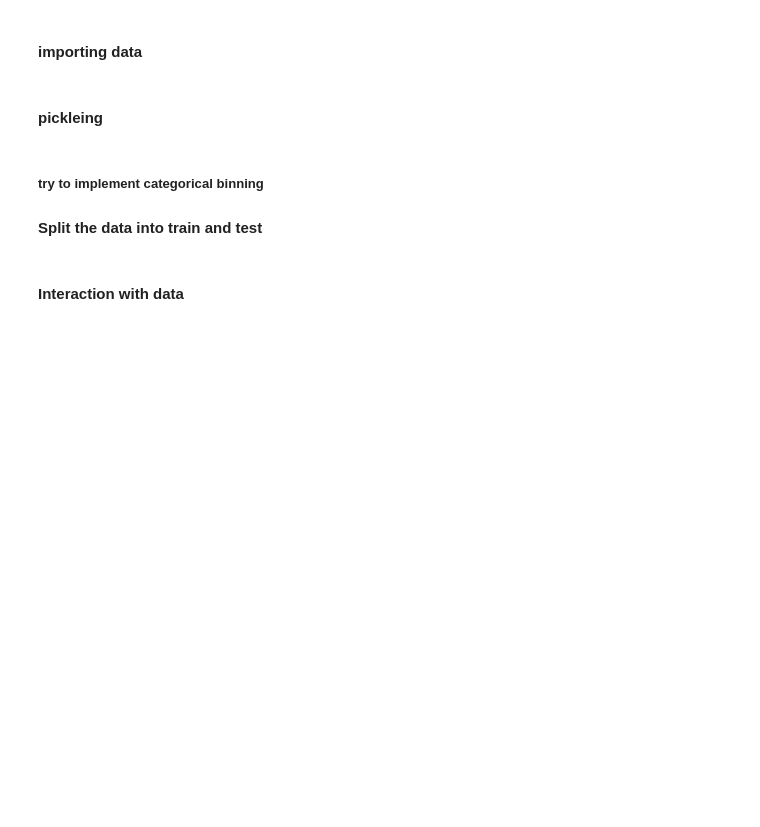
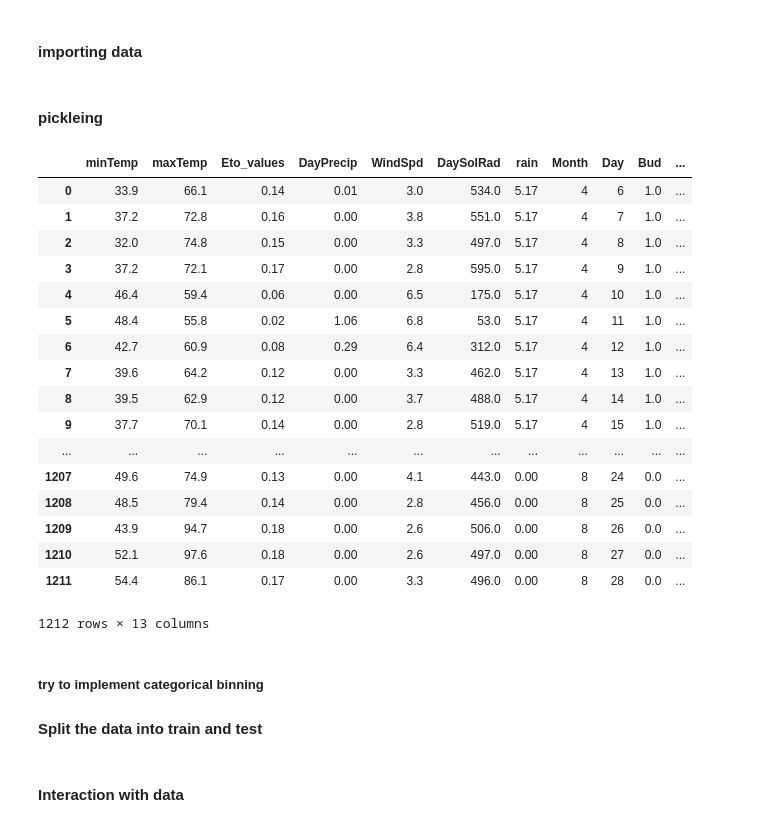
Before and after one commit to kirubeltadesse/harvestPrediction, a Jupyter notebook: jupyternotebooks/Data Preparation.ipynb, the cells around one changed output. Drawn from its saved outputs; the diff is of its cells as text; code cells hidden in the pictures; blank space fills up the shorter version.

```diff
--- a/jupyternotebooks/Data Preparation.ipynb
+++ b/jupyternotebooks/Data Preparation.ipynb
@@ -206,6 +206,27 @@ def cleanup(df, onehot=True):
     return df
 # %%
 dataset = cleanup(df)
+# %%
+dataset
+# %% [output]
+|  | minTemp | maxTemp | Eto_values | DayPrecip | WindSpd | DaySolRad | rain | Month | Day | Bud | ... |
+| 0 | 33.9 | 66.1 | 0.14 | 0.01 | 3.0 | 534.0 | 5.17 | 4 | 6 | 1.0 | ... |
+| 1 | 37.2 | 72.8 | 0.16 | 0.00 | 3.8 | 551.0 | 5.17 | 4 | 7 | 1.0 | ... |
+| 2 | 32.0 | 74.8 | 0.15 | 0.00 | 3.3 | 497.0 | 5.17 | 4 | 8 | 1.0 | ... |
+| 3 | 37.2 | 72.1 | 0.17 | 0.00 | 2.8 | 595.0 | 5.17 | 4 | 9 | 1.0 | ... |
+| 4 | 46.4 | 59.4 | 0.06 | 0.00 | 6.5 | 175.0 | 5.17 | 4 | 10 | 1.0 | ... |
+| 5 | 48.4 | 55.8 | 0.02 | 1.06 | 6.8 | 53.0 | 5.17 | 4 | 11 | 1.0 | ... |
+| 6 | 42.7 | 60.9 | 0.08 | 0.29 | 6.4 | 312.0 | 5.17 | 4 | 12 | 1.0 | ... |
+| 7 | 39.6 | 64.2 | 0.12 | 0.00 | 3.3 | 462.0 | 5.17 | 4 | 13 | 1.0 | ... |
+| 8 | 39.5 | 62.9 | 0.12 | 0.00 | 3.7 | 488.0 | 5.17 | 4 | 14 | 1.0 | ... |
+| 9 | 37.7 | 70.1 | 0.14 | 0.00 | 2.8 | 519.0 | 5.17 | 4 | 15 | 1.0 | ... |
+| ... | ... | ... | ... | ... | ... | ... | ... | ... | ... | ... | ... |
+| 1207 | 49.6 | 74.9 | 0.13 | 0.00 | 4.1 | 443.0 | 0.00 | 8 | 24 | 0.0 | ... |
+| 1208 | 48.5 | 79.4 | 0.14 | 0.00 | 2.8 | 456.0 | 0.00 | 8 | 25 | 0.0 | ... |
+| 1209 | 43.9 | 94.7 | 0.18 | 0.00 | 2.6 | 506.0 | 0.00 | 8 | 26 | 0.0 | ... |
+| 1210 | 52.1 | 97.6 | 0.18 | 0.00 | 2.6 | 497.0 | 0.00 | 8 | 27 | 0.0 | ... |
+| 1211 | 54.4 | 86.1 | 0.17 | 0.00 | 3.3 | 496.0 | 0.00 | 8 | 28 | 0.0 | ... |
+1212 rows × 13 columns
 # %% [markdown]
 ##### try to implement categorical binning
 #### Split the data into train and test
```
Also changed, not shown: parts of 3 cells of this notebook, 1 other file.
